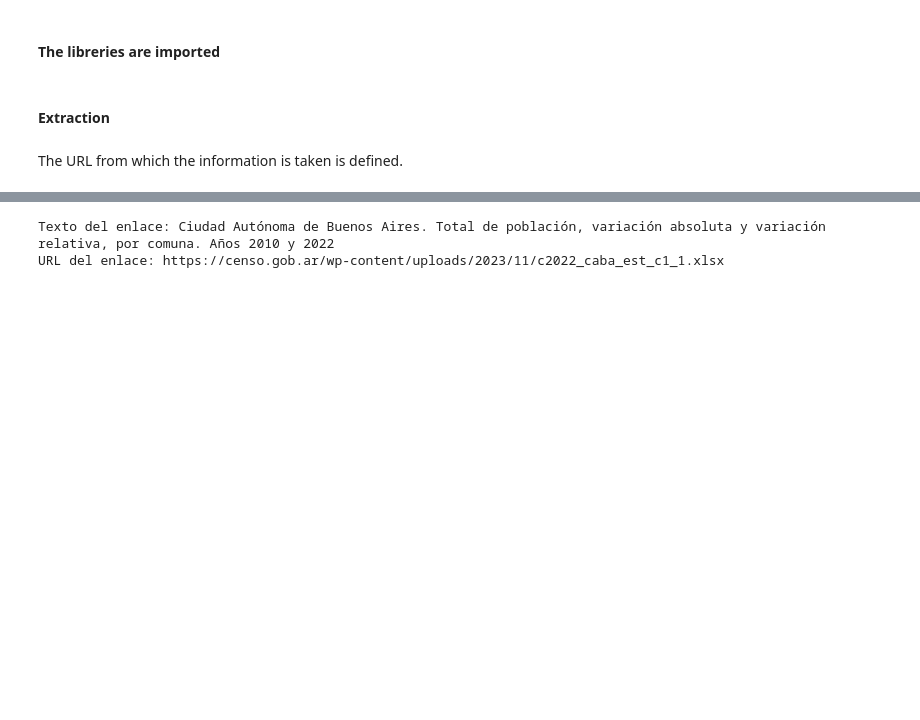
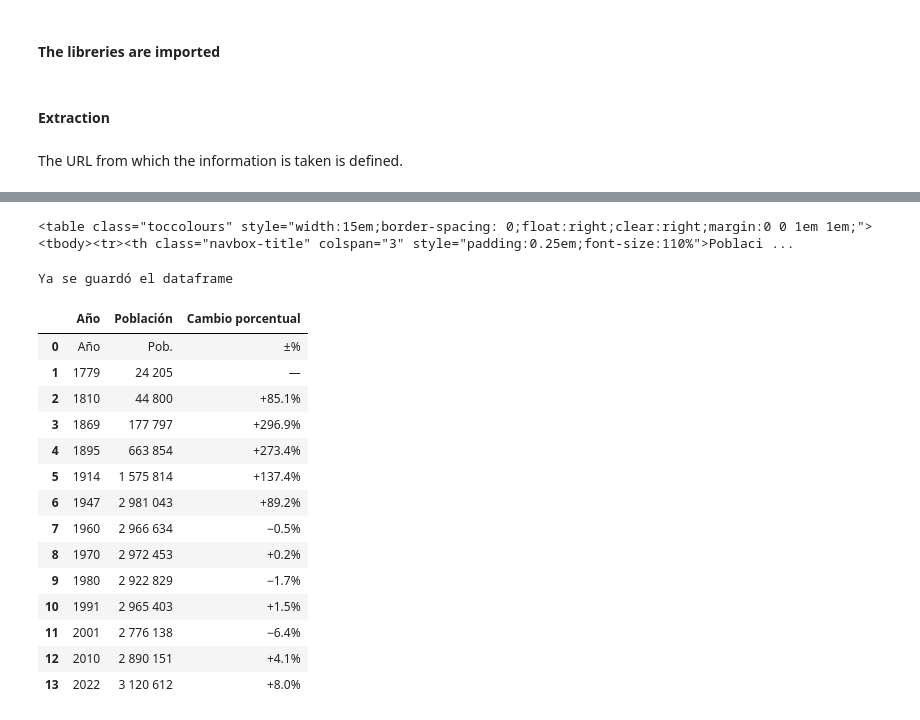
Before and after one commit to priscilamuniz/PI_Accidentes_Viales, a Jupyter notebook: 02_WebscrappingPoblacion.ipynb, the cells around one changed output, grey strips where cells are left out. Drawn from its saved outputs; the diff is of its cells as text; code cells hidden in the pictures; blank space fills up the shorter version.

```diff
--- a/02_WebscrappingPoblacion.ipynb
+++ b/02_WebscrappingPoblacion.ipynb
@@ -42,14 +41,0 @@ print(soup.prettify())
-# %%
-enlace = soup.find('a', href='https://censo.gob.ar/wp-content/uploads/2023/11/c2022_caba_est_c1_1.xlsx')
-if enlace:
-    # Si se encuentra el enlace, puedes acceder al texto y a la URL
-    texto_del_enlace = enlace.text
-    url_del_enlace = enlace['href']
-
-    print("Texto del enlace:", texto_del_enlace)
-    print("URL del enlace:", url_del_enlace)
-else:
-    print("El enlace no fue encontrado en el contenido HTML.")
-# %% [output]
-Texto del enlace: Ciudad Autónoma de Buenos Aires. Total de población, variación absoluta y variación relativa, por comuna. Años 2010 y 2022
-URL del enlace: https://censo.gob.ar/wp-content/uploads/2023/11/c2022_caba_est_c1_1.xlsx
@@ -55,0 +59,62 @@ URL del enlace: https://censo.gob.ar/wp-content/uploads/2023/11/c2022_caba_est_c
+# %%
+target_table
+# %% [output]
+<table class="toccolours" style="width:15em;border-spacing: 0;float:right;clear:right;margin:0 0 1em 1em;"><tbody><tr><th class="navbox-title" colspan="3" style="padding:0.25em;font-size:110%">Poblaci ...
+# %%
+# Se comprueba si se encontró la tabla
+if target_table:
+    # Se crean listas para almacenar las columnas de la tabla
+    years = []
+    populations = []
+    changes = []
+
+    # Se inicializa una variable para almacenar el año actual
+    current_year = None
+
+    # Se itera a través de las filas de la tabla
+    for row in target_table.find_all('tr'):
+        # Se busca tanto en th (encabezados) como en td (celdas de datos)
+        columns = row.find_all(['th', 'td'])
+
+        # Se comprueba si la fila tiene tres columnas (Año, Población y Cambio porcentual)
+        if len(columns) == 3:
+            current_year = columns[0].get_text(strip=True)  # Obtiene el año
+            population = columns[1].get_text(strip=True)  # Obtiene la población
+            change = columns[2].get_text(strip=True)  # Obtiene el cambio porcentual
+            years.append(current_year)  # Agrega el año a la lista years
+            populations.append(population)  # Agrega la población a la lista populations
+            changes.append(change)  # Agrega el cambio porcentual a la lista changes
+        elif len(columns) == 2 and current_year:
+            # Si la fila tiene dos columnas y ya tenemos el año actual,
+            # se asume que es la población y el cambio porcentual
+            population = columns[0].get_text(strip=True)  # Obtiene la población
+            change = columns[1].get_text(strip=True)  # Obtiene el cambio porcentual
+            populations.append(population)  # Agrega la población a la lista populations
+            changes.append(change)  # Agrega el cambio porcentual a la lista changes
+
+    # Se crea un DataFrame de Pandas con los datos extraídos
+    df = pd.DataFrame({'Año': years, 'Población': populations, 'Cambio porcentual': changes})
+
+    print("Ya se guardó el dataframe")
+else:
+    print("No se encontró la tabla deseada en la página.")
+# %% [output]
+Ya se guardó el dataframe
+# %%
+df
+# %% [output]
+|  | Año | Población | Cambio porcentual |
+| 0 | Año | Pob. | ±% |
+| 1 | 1779 | 24 205 | — |
+| 2 | 1810 | 44 800 | +85.1% |
+| 3 | 1869 | 177 797 | +296.9% |
+| 4 | 1895 | 663 854 | +273.4% |
+| 5 | 1914 | 1 575 814 | +137.4% |
+| 6 | 1947 | 2 981 043 | +89.2% |
+| 7 | 1960 | 2 966 634 | −0.5% |
+| 8 | 1970 | 2 972 453 | +0.2% |
+| 9 | 1980 | 2 922 829 | −1.7% |
+| 10 | 1991 | 2 965 403 | +1.5% |
+| 11 | 2001 | 2 776 138 | −6.4% |
+| 12 | 2010 | 2 890 151 | +4.1% |
+| 13 | 2022 | 3 120 612 | +8.0% |
```
Also changed, not shown: parts of 13 cells of this notebook, 4 other files.
